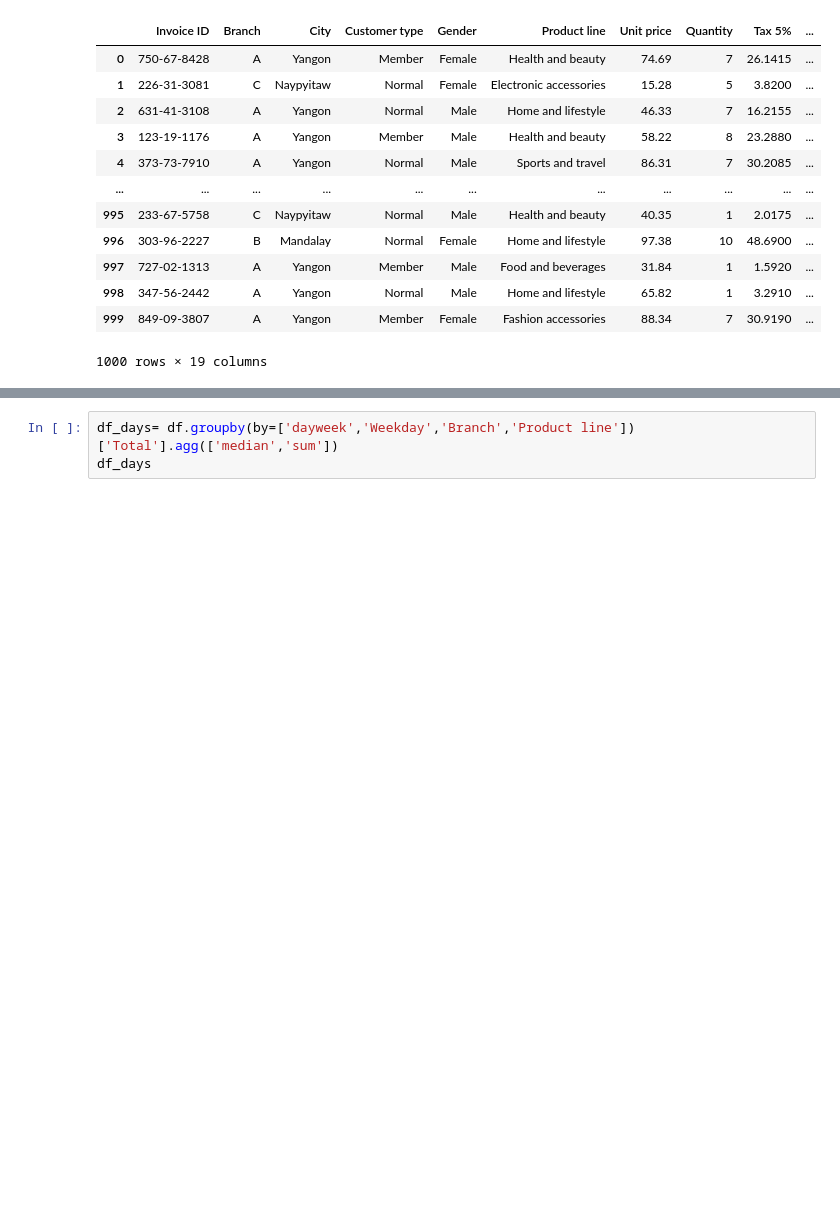
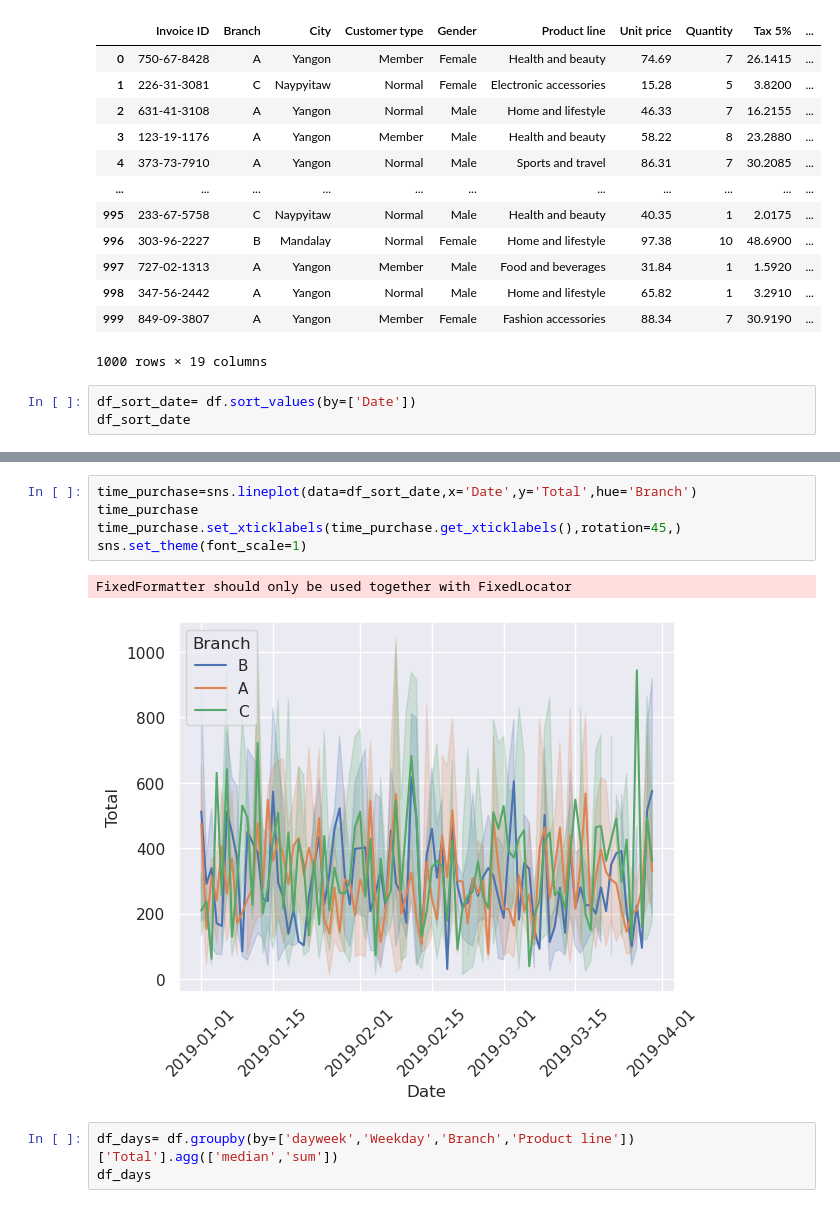
Before and after one commit to bibi643/Data_Visualization, a Jupyter notebook: supermarket_vis.ipynb, the cells around one changed output, grey strips where cells are left out. Saved outputs shown, nothing was run; the diff lists cells and outputs as text; blank space fills up the shorter version.

```diff
--- a/supermarket_vis.ipynb
+++ b/supermarket_vis.ipynb
@@ -197,3 +197,6 @@ df
 | 998 | 347-56-2442 | A | Yangon | Normal | Male | Home and lifestyle | 65.82 | 1 | 3.2910 | ... |
 | 999 | 849-09-3807 | A | Yangon | Member | Female | Fashion accessories | 88.34 | 7 | 30.9190 | ... |
 1000 rows × 19 columns
+# %%
+df_sort_date= df.sort_values(by=['Date'])
+df_sort_date
@@ -200,3 +217,11 @@ df
+# %%
+time_purchase=sns.lineplot(data=df_sort_date,x='Date',y='Total',hue='Branch')
+time_purchase
+time_purchase.set_xticklabels(time_purchase.get_xticklabels(),rotation=45,)
+sns.set_theme(font_scale=1)
+# %% [output]
+FixedFormatter should only be used together with FixedLocator
+[figure, added]
 # %%
 df_days= df.groupby(by=['dayweek','Weekday','Branch','Product line'])['Total'].agg(['median','sum'])
 df_days
```
Also changed, not shown: parts of 12 cells of this notebook.
